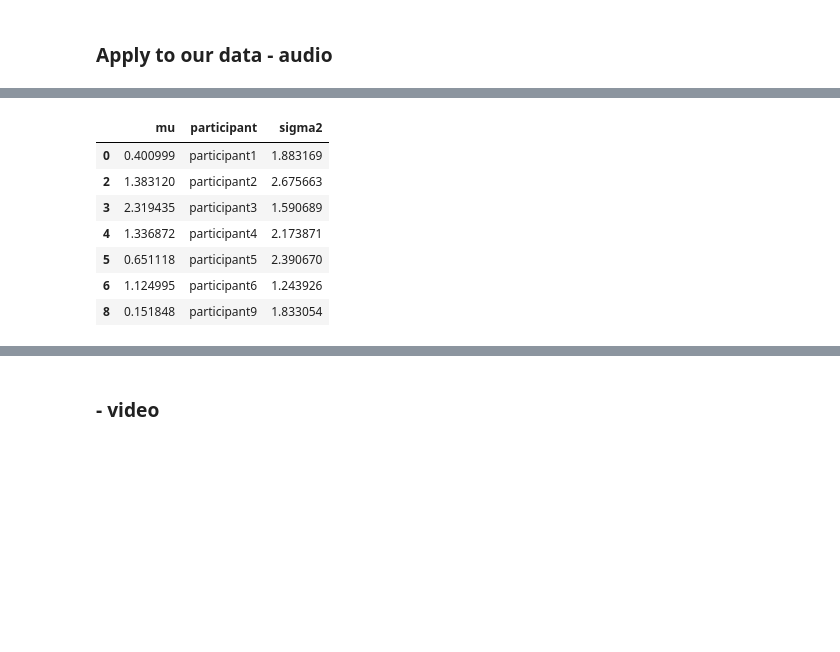
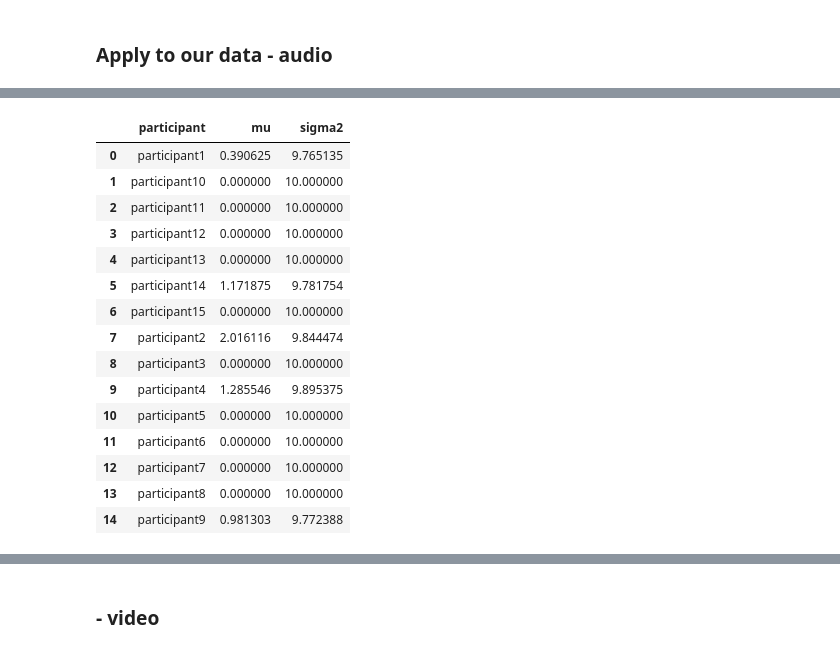
Before and after one commit to polaschwoebel/A-Bayesian-approach-to-multimodal-integration, a Jupyter notebook: mathematical_model.ipynb, the cells around one changed output, grey strips where cells are left out. Saved outputs shown, nothing was run; the diff lists cells and outputs as text; code cells hidden in the pictures; blank space fills up the shorter version.

Commit message:
preprocessed more data and fixed the problem with participant 15

```diff
--- a/mathematical_model.ipynb
+++ b/mathematical_model.ipynb
@@ -50,8 +56,10 @@ possibly useful:
 from scipy import stats, optimize
 from math import erf, sqrt, exp
 # %%
-def phi(x, mu, sigma_sq):
-    distribution = stats.norm(loc = mu, scale = sigma_sq)
+def phi(x, mu, sigma2):
+    # rewrote it to take sigma2 and then take the square root - not sure this is numerically smart... try without
+    sigma = math.sqrt(sigma2)
+    distribution = stats.norm(loc = mu, scale = sigma)
     return distribution.cdf(x)
 # %%
 phi(-6,0,5)
@@ -66,22 +68,24 @@ igdistr.cdf(1)
 # %%
-def round1_likelihood(degrees, answers, mu, sigma_sq):
+def round1_likelihood(degrees, answers, mu, sigma2):
 # likelihood(R|mu, sigma) =
     likelihood = 1
     # model the product
     for t in range(len(degrees)):
-        #print('prob here', stats.bernoulli.pmf(answers[t], phi(degrees[t], mu, sigma_sq)))
-        likelihood = likelihood * stats.bernoulli.pmf(answers[t], phi(degrees[t], mu, sigma_sq), loc=0)
-        #print(likelihood)
-        #stats.uniform.pdf(mu)
-        #*p(mu)*p(sigma_sq) - i.e. go from MLE to Bayesian approach
+        # do we want the loc=0 here?
+        likelihood = likelihood * stats.bernoulli.pmf(answers[t], phi(degrees[t], mu, sigma2))
+    print('The likelihood of these values is', likelihood)
     return likelihood
 # %%
+# methods that support passing bounds = 'TNC','L-BFGS-B', 'SLSQP'
 def compute_MLE_1(data):
     degrees = data[0, :]
     answers = data[1, :]
-    result = optimize.minimize(lambda x: 1-round1_likelihood(degrees, answers, *x), x0 = [0,2] , tol = 1e-10)['x']
-    mu = result[0]
-    sigma2 = result[1]
+    result = optimize.minimize(lambda x: 1-round1_likelihood(degrees, answers, *x), x0 = [0,10] ,
+                               tol = 1e-5, method =  'TNC' , bounds = [(-6.26, 6.25),(1e-5, None)],
+                              options={'disp':True})
+    print(result)
+    mu = result['x'][0]
+    sigma2 = result['x'][1]
     return {'mu':mu, 'sigma2':sigma2}
 # %%
 # get the weights from the sigmas we calculated
@@ -97,9 +101,9 @@ for filename in os.listdir('data/preprocessed/audio'):
     if filename.endswith('.p'):
         print(filename)
         data = pickle.load( open('data/preprocessed/audio/' + filename, "rb" ) )
-        #print(data[1, :])
         results = compute_MLE_1(data)
         results['participant'] = filename[:-2]
+        results['data'] = data
         all_participants_audio.append(results)
 # %% [output]
 participant1.p
@@ -114,12 +126,20 @@ participant9.p
 # %%
-audio_results = pd.DataFrame(all_participants_audio)
-audio_results[audio_results['mu'] > 0]
+audio_results = pd.DataFrame(all_participants_audio)[['participant', 'mu', 'sigma2']]
+audio_results
 # %% [output]
-|  | mu | participant | sigma2 |
-| 0 | 0.400999 | participant1 | 1.883169 |
-| 2 | 1.383120 | participant2 | 2.675663 |
-| 3 | 2.319435 | participant3 | 1.590689 |
-| 4 | 1.336872 | participant4 | 2.173871 |
-| 5 | 0.651118 | participant5 | 2.390670 |
-| 6 | 1.124995 | participant6 | 1.243926 |
-| 8 | 0.151848 | participant9 | 1.833054 |
+|  | participant | mu | sigma2 |
+| 0 | participant1 | 0.390625 | 9.765135 |
+| 1 | participant10 | 0.000000 | 10.000000 |
+| 2 | participant11 | 0.000000 | 10.000000 |
+| 3 | participant12 | 0.000000 | 10.000000 |
+| 4 | participant13 | 0.000000 | 10.000000 |
+| 5 | participant14 | 1.171875 | 9.781754 |
+| 6 | participant15 | 0.000000 | 10.000000 |
+| 7 | participant2 | 2.016116 | 9.844474 |
+| 8 | participant3 | 0.000000 | 10.000000 |
+| 9 | participant4 | 1.285546 | 9.895375 |
+| 10 | participant5 | 0.000000 | 10.000000 |
+| 11 | participant6 | 0.000000 | 10.000000 |
+| 12 | participant7 | 0.000000 | 10.000000 |
+| 13 | participant8 | 0.000000 | 10.000000 |
+| 14 | participant9 | 0.981303 | 9.772388 |
```
Also changed, not shown: parts of 10 cells of this notebook, 20 other files.
